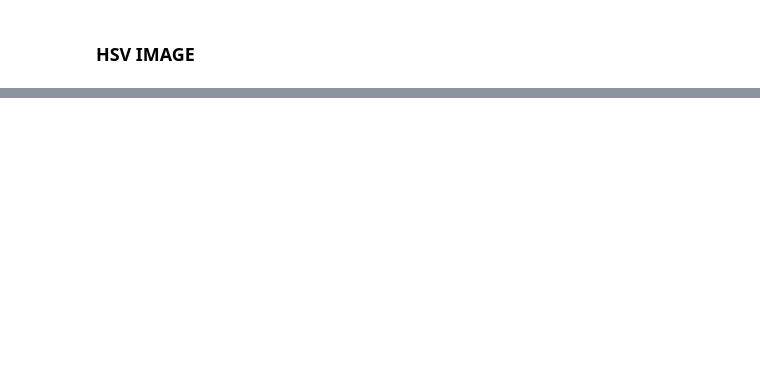
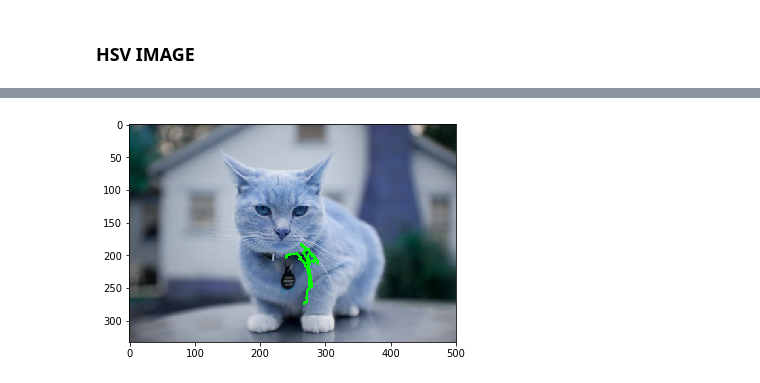
Before and after one commit to rahul-apple/ImageSegmentation-Threshold, a Jupyter notebook: Segmentation Iterative Test.ipynb, the cells around one changed output, grey strips where cells are left out. Cells and saved outputs as stored; diff of their text form; code cells hidden in the pictures; blank space fills up the shorter version.

```diff
--- a/Segmentation Iterative Test.ipynb
+++ b/Segmentation Iterative Test.ipynb
@@ -70,0 +86,26 @@ cv2.imshow("Out",dst)
+# %%
+#find contours in the edged image, keep only the largest
+# ones, and initialize our screen contour
+# use RETR_EXTERNAL since we know the largest (external) contour will be the card edge.
+_, cnts, _ = cv2.findContours(edges.copy(), cv2.RETR_EXTERNAL, cv2.CHAIN_APPROX_SIMPLE)
+cnts = sorted(cnts, key = cv2.contourArea, reverse = True)[:1]
+screenCnt = None
+
+# loop over our contours
+for c in cnts:
+    # approximate the contour
+    peri = cv2.arcLength(c, True)
+    approx = cv2.approxPolyDP(c, 0.3 * peri, True)
+
+    cv2.drawContours(image, [cnts[0]], -1, (0, 255, 0), 2)
+
+    # if our approximated contour has four points, then
+    # we can assume that we have found our card
+    if len(approx) == 4:
+        screenCnt = approx;
+    break
+
+plt.imshow(image)
+plt.show()
+# %% [output]
+[figure, added]
```
Also changed, not shown: parts of 11 cells of this notebook, 50 other files.
